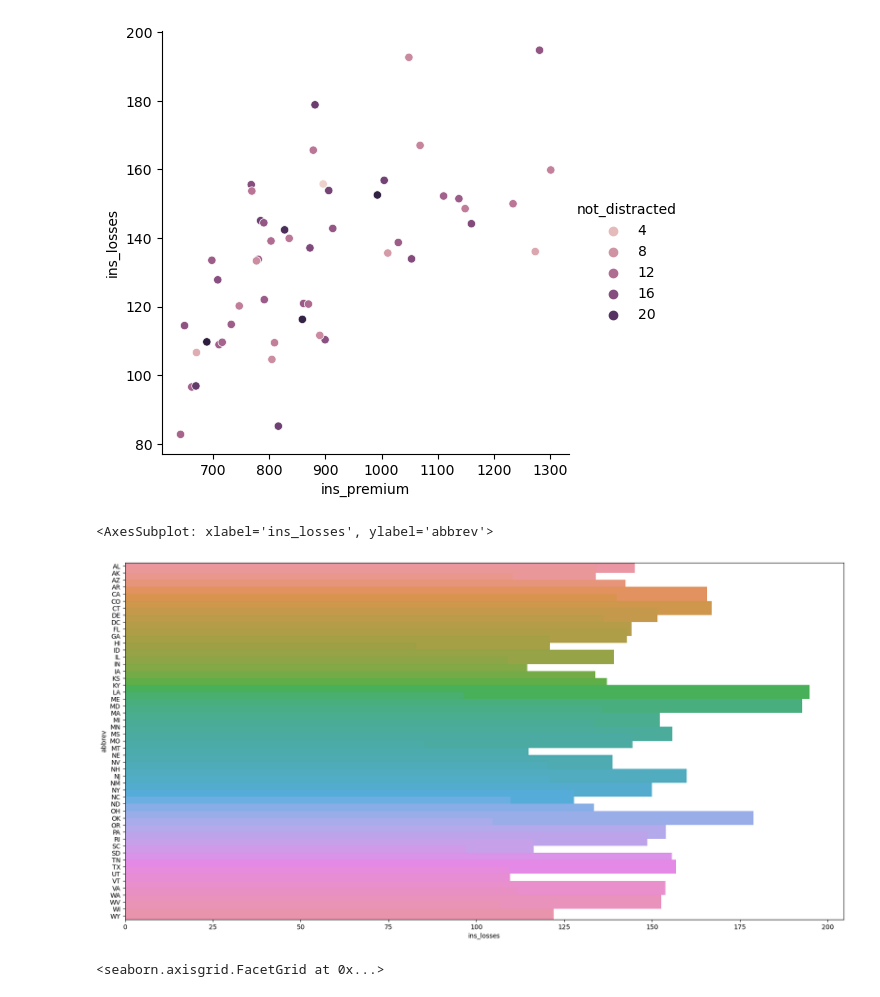
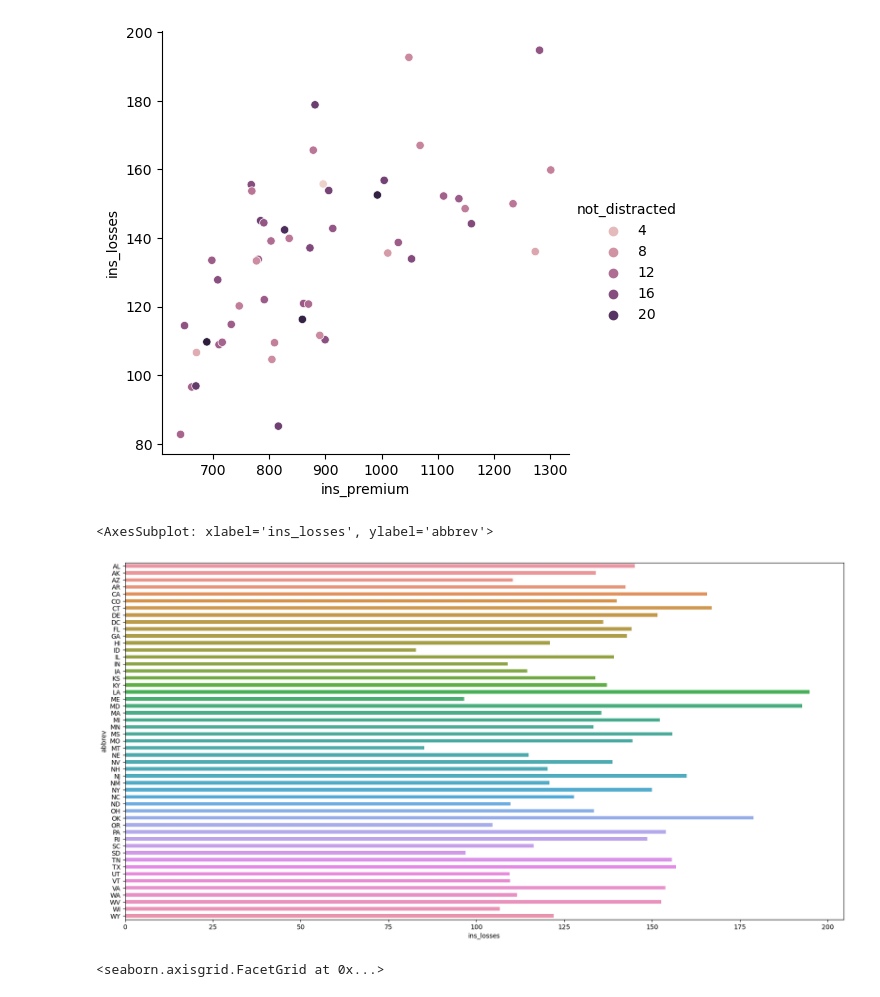
Before and after one commit to Posobiloff/GSOM3, a Jupyter notebook: Assignment13/Assignment13_P2.ipynb, the cells around one changed output. Drawn from its saved outputs; the diff is of its cells as text; code cells hidden in the pictures.

```diff
--- a/Assignment13/Assignment13_P2.ipynb
+++ b/Assignment13/Assignment13_P2.ipynb
@@ -55,10 +55,10 @@ sns.relplot(data=cars, x='ins_premium', y='ins_losses', hue = "not_distracted")
 [figure]
 # %%
 plt.figure(figsize = (20, 10))
-sns.barplot(data=cars, x='ins_losses', y='abbrev', orient='h', width = 2)
+sns.barplot(data=cars, x='ins_losses', y='abbrev', orient='h', width = 0.5)
 # %% [output]
 <AxesSubplot: xlabel='ins_losses', ylabel='abbrev'>
-[figure, old version]
+[figure, new version]
 # %%
 plt.figure(figsize = (20, 10))
 sns.relplot(data=cars, x='not_distracted', y='no_previous', hue = "ins_premium")
```
Also changed, not shown: parts of 1 cell of this notebook, 1 other file.
